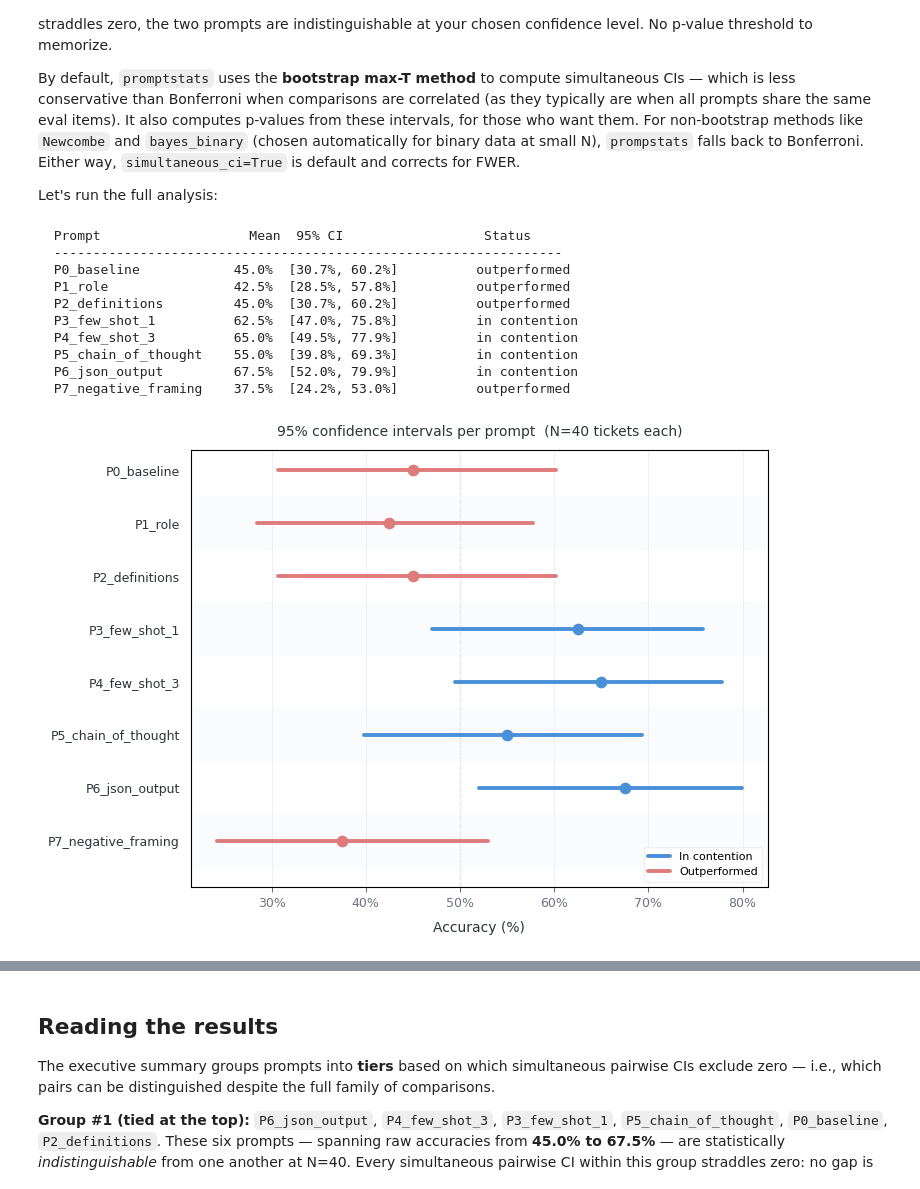
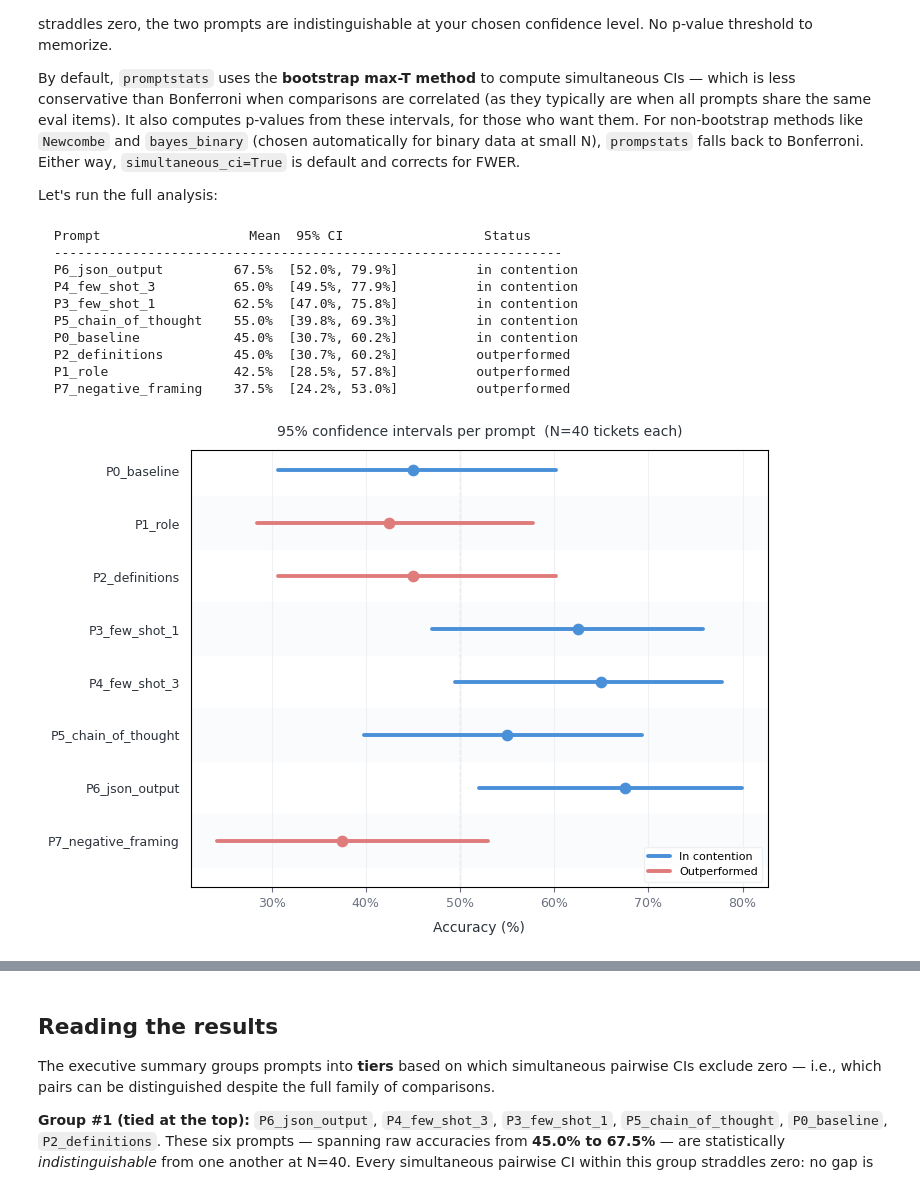
Before and after one commit to ianarawjo/evalstats, a Jupyter notebook: website/notebooks/best-prompt.ipynb, the cells around one changed output, grey strips where cells are left out. Drawn from its saved outputs; the diff is of its cells as text; code cells hidden in the pictures.

Commit message:
WIP: Improve critical diff diagrams

```diff
--- a/website/notebooks/best-prompt.ipynb
+++ b/website/notebooks/best-prompt.ipynb
@@ -131,36 +131,37 @@ Let's run the full analysis:
 # %%
 # One score array per prompt (40 binary values each)
 scores = {
     p: df[df["prompt_id"] == p]["correct"].tolist()
     for p in PROMPTS
 }
 
-# simultaneous_ci=True (default): pairwise CIs are widened to control FWER across all 28 pairs.
-# correction="holm": also report Holm-adjusted p-values as a secondary check.
+# simultaneous_ci=True (default): pairwise CIs are widened to control FWER.
+# Tiers and forest plot colors are derived from CI-bound significance,
+# keeping them consistent with the displayed intervals.
 report = pstats.compare_prompts(
     scores,
     simultaneous_ci=True, # This is true by default, but we set it explicitly here for clarity.
     rng=np.random.default_rng(42),
 )
 
-report.print_ci_table()
+report.print_ci_table(sort_by="mean")
 
 pstats.plot_ci_forest(
     report,
     title="95% confidence intervals per prompt  (N=40 tickets each)",
     sort_by="input_order"
 )
 plt.show()
 # %% [output]
   Prompt                   Mean  95% CI                  Status
   -----------------------------------------------------------------
-  P0_baseline            45.0%  [30.7%, 60.2%]          outperformed
+  P6_json_output         67.5%  [52.0%, 79.9%]          in contention
+  P4_few_shot_3          65.0%  [49.5%, 77.9%]          in contention
+  P3_few_shot_1          62.5%  [47.0%, 75.8%]          in contention
+  P5_chain_of_thought    55.0%  [39.8%, 69.3%]          in contention
+  P0_baseline            45.0%  [30.7%, 60.2%]          in contention
+  P2_definitions         45.0%  [30.7%, 60.2%]          outperformed
   P1_role                42.5%  [28.5%, 57.8%]          outperformed
-  P2_definitions         45.0%  [30.7%, 60.2%]          outperformed
-  P3_few_shot_1          62.5%  [47.0%, 75.8%]          in contention
-  P4_few_shot_3          65.0%  [49.5%, 77.9%]          in contention
-  P5_chain_of_thought    55.0%  [39.8%, 69.3%]          in contention
-  P6_json_output         67.5%  [52.0%, 79.9%]          in contention
   P7_negative_framing    37.5%  [24.2%, 53.0%]          outperformed
-[figure, old version]
+[figure, new version]
 # %%
```
Also changed, not shown: parts of 6 cells of this notebook, 8 other files.
